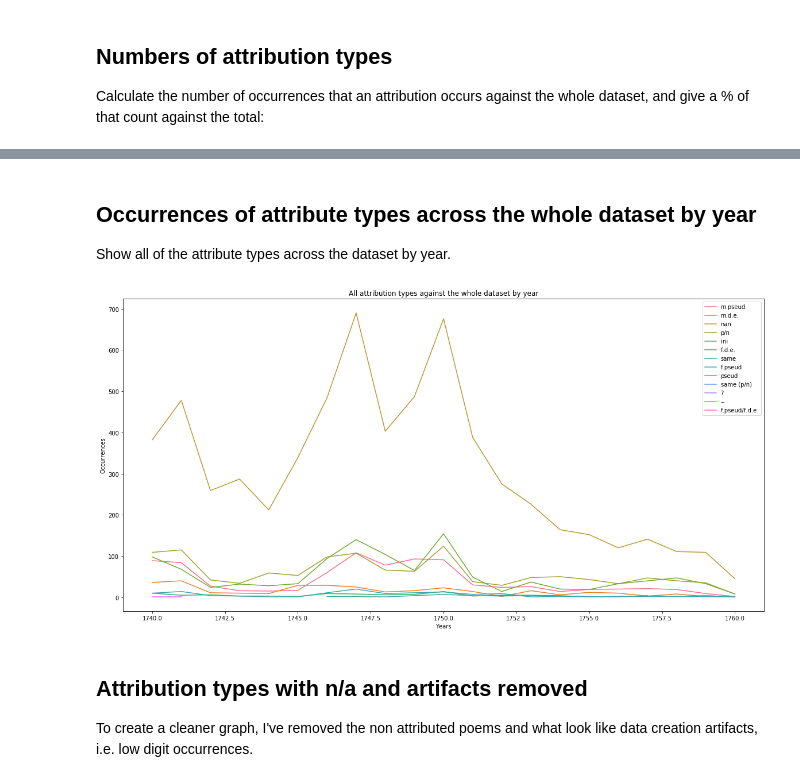
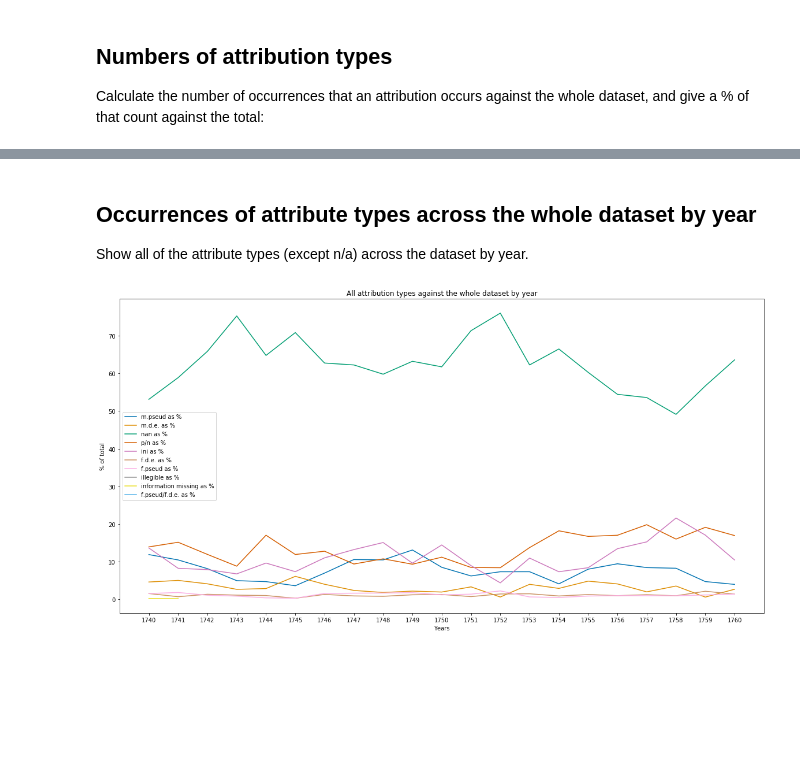
Before and after one commit to ilrt/VisualisingPoeticCulture, a Jupyter notebook: notebooks/06-attribution-types.ipynb, the cells around one changed output, grey strips where cells are left out. Drawn from its saved outputs; the diff is of its cells as text; code cells hidden in the pictures; blank space fills up the shorter version.

```diff
--- a/notebooks/06-attribution-types.ipynb
+++ b/notebooks/06-attribution-types.ipynb
@@ -88,17 +85,24 @@ plot.show()
 # %% [markdown]
 ## Occurrences of attribute types across the whole dataset by year
 
-Show all of the attribute types across the dataset by year.
+Show all of the attribute types (except n/a) across the dataset by year.
 # %%
 # data frame of attribute types across the whole data set
-attr_types = vpd.attribution_types_df(df)
+attr_types = vpd.attribution_types_overview_df(df)
+
+# this dataset has raw numbers and %, we just need %
+pc_cols = []
+for attr_col in attr_types.columns.array:
+    if ' as %' in attr_col:
+        pc_cols.append(attr_col)
+
+# just get the %
+attr_types_pc = attr_types[pc_cols]
+
+# print date leaks into 1761 (remove it)
+attr_types_pc = attr_types_pc.drop(index=1761)
 
 # plot the data
-vpd.plot_attribution_types_line_plot(attr_types, "All attribution types against the whole dataset by year")
+vpp.attribution_types_line_plot(attr_types_pc, "All attribution types against the whole dataset by year")
 # %% [output]
-[figure, old version]
+[figure, new version]
-# %% [markdown]
-## Attribution types with n/a and artifacts removed
-
-To create a cleaner graph, I've removed the non attributed poems and what
-look like data creation artifacts, i.e. low digit occurrences.
```
Also changed, not shown: parts of 8 cells of this notebook, 6 other files.
